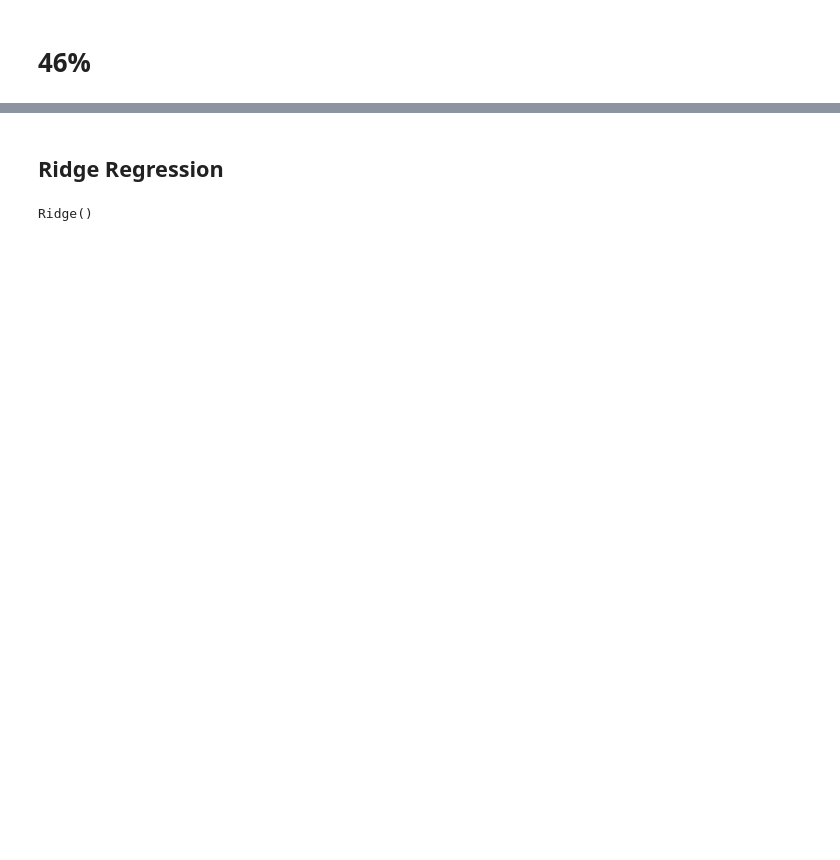
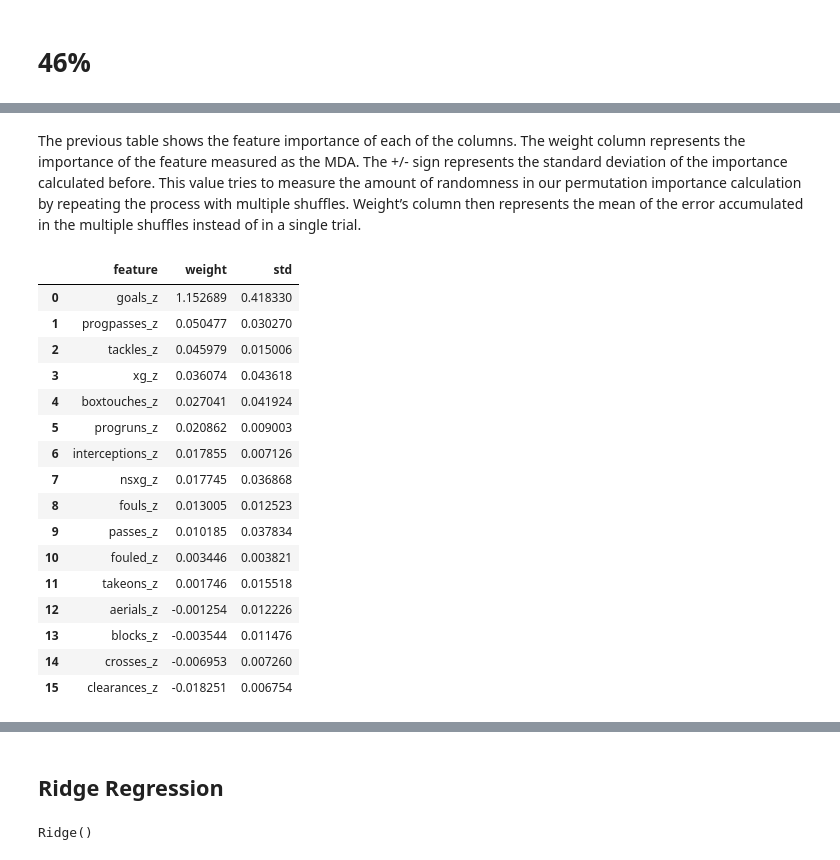
Before and after one commit to RyanJTalbot/bookcamp, a Jupyter notebook: world_cup/fifa/wc-stats-nb.ipynb, the cells around one changed output, grey strips where cells are left out. Drawn from its saved outputs; the diff is of its cells as text; code cells hidden in the pictures; blank space fills up the shorter version.

```diff
--- a/world_cup/fifa/wc-stats-nb.ipynb
+++ b/world_cup/fifa/wc-stats-nb.ipynb
@@ -315,0 +320,2 @@ eli5.show_weights(perm, feature_names = X_test.columns.tolist())
+# %% [markdown]
+The previous table shows the feature importance of each of the columns. The weight column represents the importance of the feature measured as the MDA. The +/- sign represents the standard deviation of the importance calculated before. This value tries to measure the amount of randomness in our permutation importance calculation by repeating the process with multiple shuffles. Weight’s column then represents the mean of the error accumulated in the multiple shuffles instead of in a single trial.
@@ -315,0 +324,20 @@ eli5.show_weights(perm, feature_names = X_test.columns.tolist())
+# %%
+importances
+# %% [output]
+|  | feature | weight | std |
+| 0 | goals_z | 1.152689 | 0.418330 |
+| 1 | progpasses_z | 0.050477 | 0.030270 |
+| 2 | tackles_z | 0.045979 | 0.015006 |
+| 3 | xg_z | 0.036074 | 0.043618 |
+| 4 | boxtouches_z | 0.027041 | 0.041924 |
+| 5 | progruns_z | 0.020862 | 0.009003 |
+| 6 | interceptions_z | 0.017855 | 0.007126 |
+| 7 | nsxg_z | 0.017745 | 0.036868 |
+| 8 | fouls_z | 0.013005 | 0.012523 |
+| 9 | passes_z | 0.010185 | 0.037834 |
+| 10 | fouled_z | 0.003446 | 0.003821 |
+| 11 | takeons_z | 0.001746 | 0.015518 |
+| 12 | aerials_z | -0.001254 | 0.012226 |
+| 13 | blocks_z | -0.003544 | 0.011476 |
+| 14 | crosses_z | -0.006953 | 0.007260 |
+| 15 | clearances_z | -0.018251 | 0.006754 |
```
Also changed, not shown: parts of 46 cells of this notebook, 12 other files.
